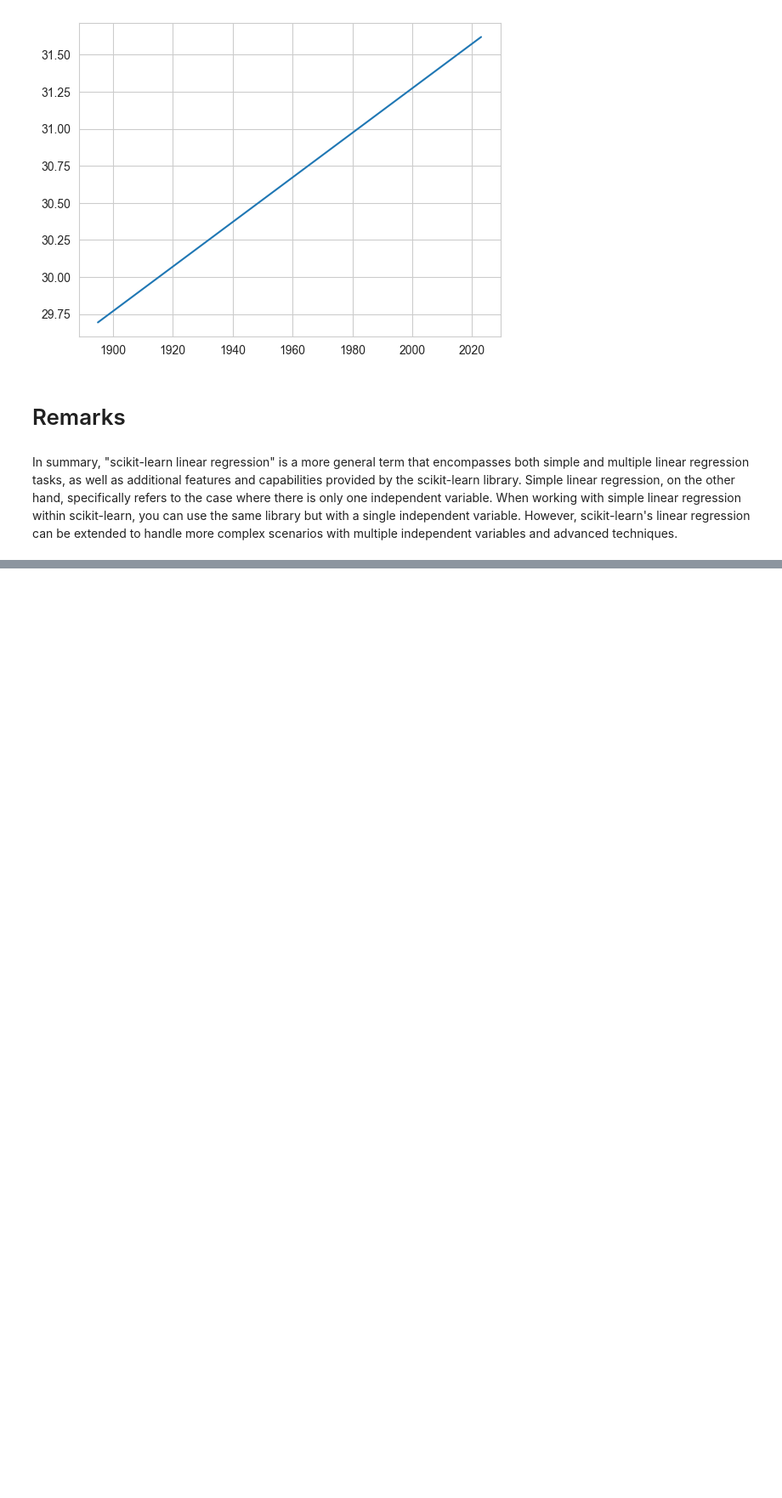
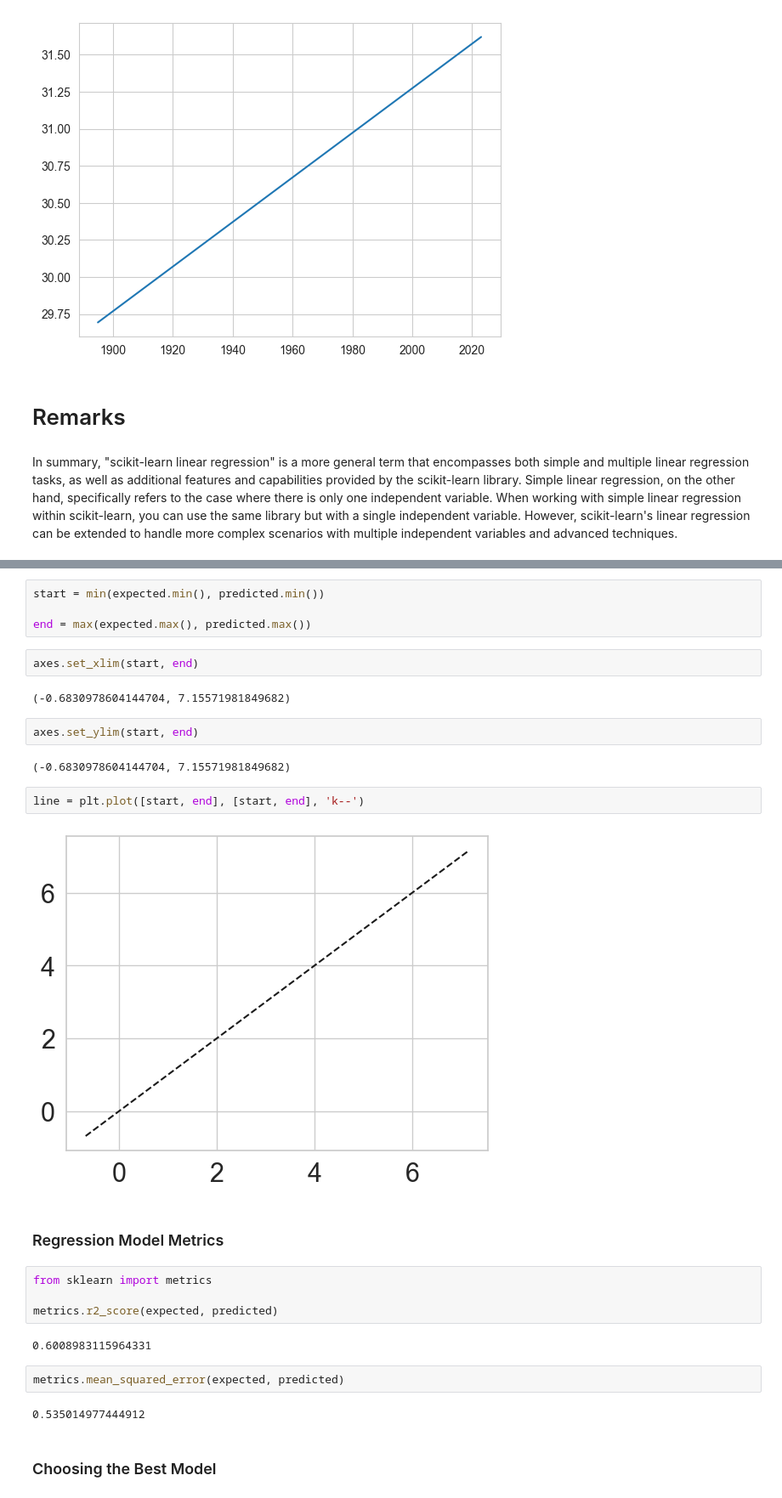
Before and after one commit to hpotluri/datafun-07-ml-predictive, a Jupyter notebook: ml_using_python.ipynb, the cells around one changed output, grey strips where cells are left out. Shown at 85% size. Drawn from its saved outputs; the diff is of its cells as text; blank space fills up the shorter version.

```diff
--- a/ml_using_python.ipynb
+++ b/ml_using_python.ipynb
@@ -227,0 +406,30 @@ In summary, "scikit-learn linear regression" is a more general term that encompa
+# %%
+start = min(expected.min(), predicted.min())
+
+end = max(expected.max(), predicted.max())
+# %%
+axes.set_xlim(start, end)
+# %% [output]
+(-0.6830978604144704, 7.15571981849682)
+# %%
+axes.set_ylim(start, end)
+# %% [output]
+(-0.6830978604144704, 7.15571981849682)
+# %%
+line = plt.plot([start, end], [start, end], 'k--')
+# %% [output]
+[figure, added]
+# %% [markdown]
+### Regression Model Metrics
+# %%
+from sklearn import metrics
+
+metrics.r2_score(expected, predicted)
+# %% [output]
+0.6008983115964331
+# %%
+metrics.mean_squared_error(expected, predicted)
+# %% [output]
+0.535014977444912
+# %% [markdown]
+### Choosing the Best Model
```
Also changed, not shown: parts of 35 cells of this notebook.
